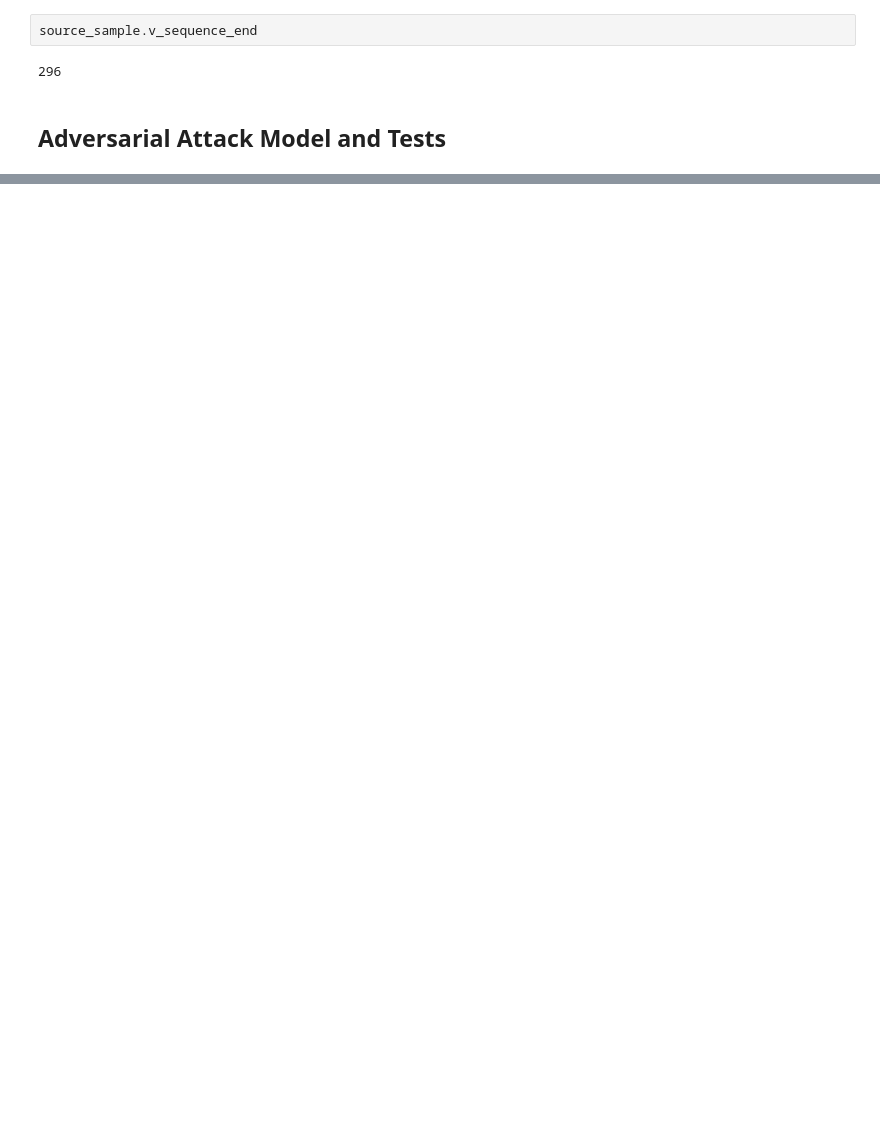
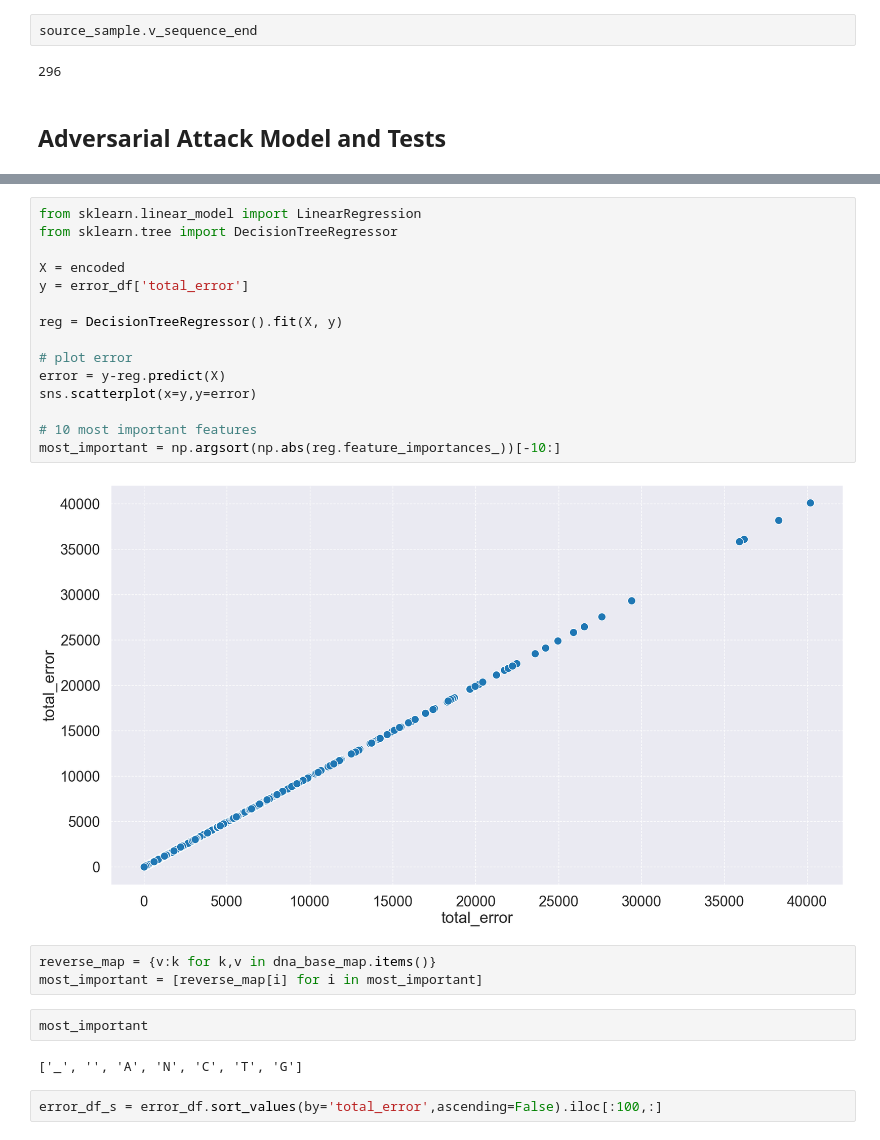
Before and after one commit to MuteJester/AlignAIR, a Jupyter notebook: stress_tests/sequence_start_end_stress.ipynb, the cells around one changed output, grey strips where cells are left out. Drawn from its saved outputs; the diff is of its cells as text; blank space fills up the shorter version.

```diff
--- a/stress_tests/sequence_start_end_stress.ipynb
+++ b/stress_tests/sequence_start_end_stress.ipynb
@@ -592,0 +1018,26 @@ array([0, 0, 0, 0, 0, 0, 0, 0, 0, 0, 0, 0, 0, 0, 0, 0, 0, 0, 0, 0, 0, 0,
+# %%
+from sklearn.linear_model import LinearRegression
+from sklearn.tree import DecisionTreeRegressor
+
+X = encoded
+y = error_df['total_error']
+
+reg = DecisionTreeRegressor().fit(X, y)
+
+# plot error
+error = y-reg.predict(X)
+sns.scatterplot(x=y,y=error)
+
+# 10 most important features
+most_important = np.argsort(np.abs(reg.feature_importances_))[-10:]
+# %% [output]
+[figure, added]
+# %%
+reverse_map = {v:k for k,v in dna_base_map.items()}
+most_important = [reverse_map[i] for i in most_important]
+# %%
+most_important
+# %% [output]
+['_', '', 'A', 'N', 'C', 'T', 'G']
+# %%
+error_df_s = error_df.sort_values(by='total_error',ascending=False).iloc[:100,:]
```
Also changed, not shown: parts of 24 cells of this notebook.
